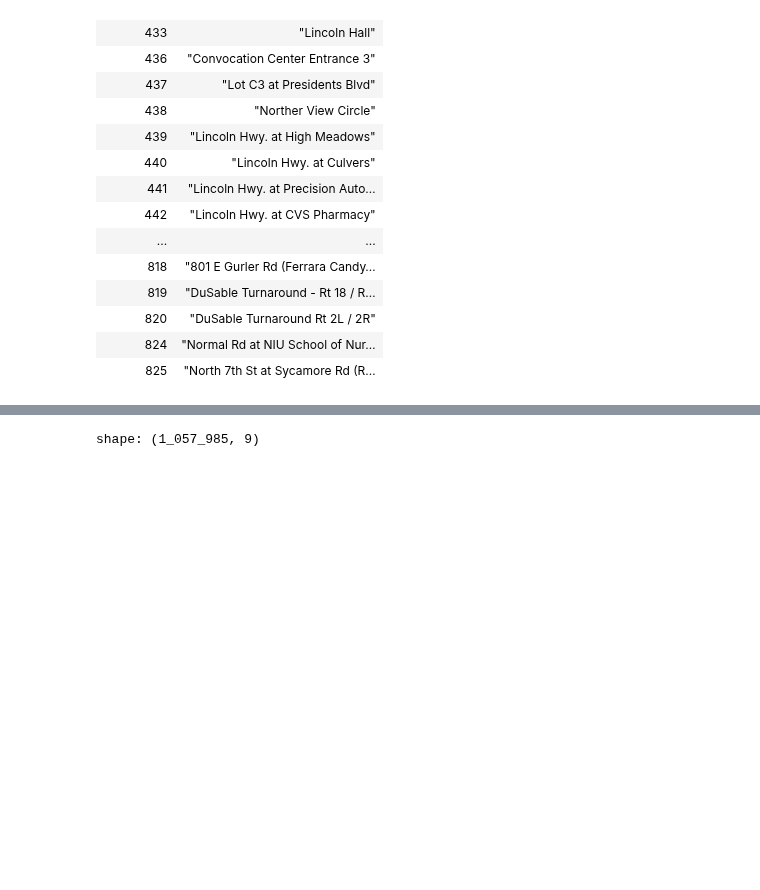
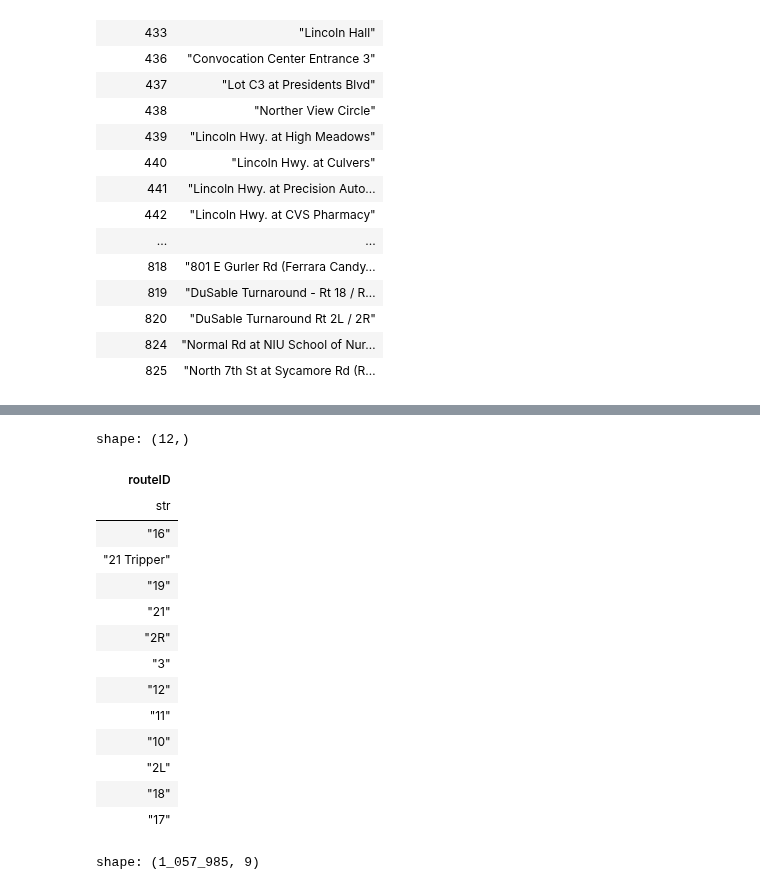
Before and after one commit to shaivilp/Research-Rookies, a Jupyter notebook: dekalb_bus/predictions.ipynb, the cells around one changed output, grey strips where cells are left out. Cells and saved outputs as stored; diff of their text form; code cells hidden in the pictures; blank space fills up the shorter version.

```diff
--- a/dekalb_bus/predictions.ipynb
+++ b/dekalb_bus/predictions.ipynb
@@ -394,6 +394,24 @@ shape: (1_057_985, 76)
 | "21 Tripper" | 45 | "67" | null | 41.98928 | -88.68584 | 0 | 16 | 0 | 0 | 762 | ... |
 | "21 Tripper" | 45 | "67" | null | 41.98866 | -88.68572 | 0 | 16 | 0 | 0 | 762 | ... |
 | "21 Tripper" | 45 | "67" | null | 41.98868 | -88.68587 | 0 | 16 | 0 | 0 | 762 | ... |
+# %%
+mega_df['routeID'].unique()
+# %% [output]
+shape: (12,)
+| routeID |
+| str |
+| "16" |
+| "21 Tripper" |
+| "19" |
+| "21" |
+| "2R" |
+| "3" |
+| "12" |
+| "11" |
+| "10" |
+| "2L" |
+| "18" |
+| "17" |
 # %%
 mega_df['routeID', 'equipmentID', 'lastStopID', 'lastStopID_right', 'lastStopName', 'lastStopName_right',  'receiveTime', 'receiveTime_right', 'eta']
 # %% [output]
```
Also changed, not shown: 2 other files.
